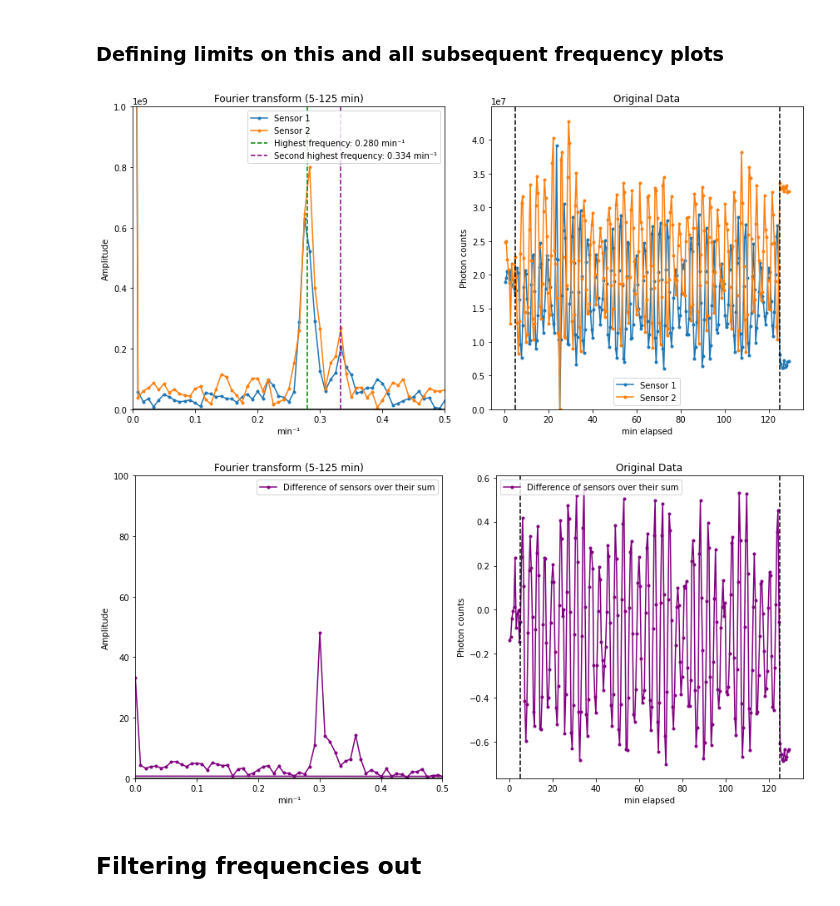
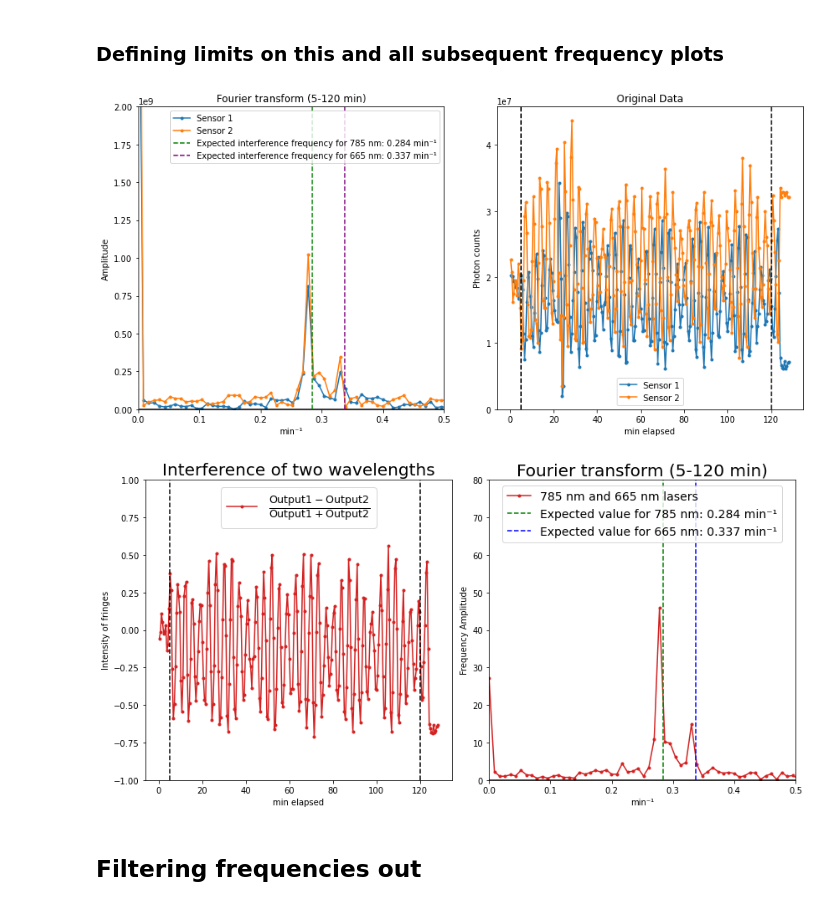
Before and after one commit to evank343/MachZhenderInterferometer, a Jupyter notebook: QuTAG_di_analysis_template_V2.ipynb, the cells around one changed output. Cells and saved outputs as stored; diff of their text form; code cells hidden in the pictures.

Commit message:
New and improved analysis code for QuTAG data
I would use this code for all subsequent QuTAG Analysis

```diff
--- a/QuTAG_di_analysis_template_V2.ipynb
+++ b/QuTAG_di_analysis_template_V2.ipynb
@@ -37,8 +48,8 @@ print(f"{nbins} bins will be created over {total_time} {time_div_label}, meaning
 # %% [markdown]
 ### Creating global bins from start timestamp to end timestamp
 # %%
-start_file = folder_path + file_root + str(0) + '.bin'
-end_file = folder_path + file_root + str(nfiles-1) + '.bin'
+start_file = folder_path + file_root + str(0+1) + '.bin'
+end_file = folder_path + file_root + str(nfiles) + '.bin'
 
 # Creating bin edges to use in data aggregation
 start_time = rf.structured_to_unstructured(np.fromfile(start_file, dtype = [('t','q'),('c','h')], offset=40))[1:][0][0]
@@ -60,7 +71,7 @@ hist_vals_1 = np.zeros(nbins)
 hist_vals_2 = np.zeros(nbins)
 
 for i in tqdm(range(nfiles)): # tqdm shows a progress bar
-    file = folder_path + file_root + str(i) + '.bin' # Each file is its own exposure
+    file = folder_path + file_root + str(i+1) + '.bin' # Each file is its own exposure
     data_arr = rf.structured_to_unstructured(np.fromfile(file, dtype = [('t','q'),('c','h')], offset=40)) # Doing magic to get data from binary file
     data_arr = data_arr[1:] # Trimming first entry in each file as it says its from senor #104???
 
@@ -102,7 +113,7 @@ plt.show()
 # %%
 # Times you want the modeling to start and end at (measured in minutes, seconds, etc.)
 model_start = 5
-model_end = 125
+model_end = 120
 # %%
 # Finding closest index in bin_centers_rt array to above values
 start_index = np.argmin(np.abs(bin_centers_rt-model_start))
@@ -149,4 +161,6 @@ signal_2 = hist_vals_2[start_index:end_index]
 
 fft_1 = np.fft.fft(signal_1)
 fft_2 = np.fft.fft(signal_2)
+fft_vis = np.fft.fft(diff_over_sum[start_index:end_index])
+
 frequencies = np.fft.fftfreq(len(signal_1), bin_centers_rt[1] - bin_centers_rt[0])
@@ -209,10 +221,10 @@ plt.plot(frequencies[:len(fft_1)//2], fft_modulus_1, marker='.', label='Sensor 1
 plt.plot(frequencies[:len(fft_1)//2], fft_modulus_2, marker='.', label='Sensor 2')
 
 plt.axhline(y=0, color='Black')
-plt.axvline(x=first_freq, color='Green', ls='--',
-            label=f'Highest frequency: {first_freq:.3f} {time_div_label}⁻¹')
-plt.axvline(x=second_freq, color='Purple', ls='--',
-            label=f'Second highest frequency: {second_freq:.3f} {time_div_label}⁻¹')
+plt.axvline(x=find_int_freq(785), color='Green', ls='--',
+            label=f'Expected interference frequency for 785 nm: {find_int_freq(785):.3f} {time_div_label}⁻¹')
+plt.axvline(x=find_int_freq(665), color='Purple', ls='--',
+            label=f'Expected interference frequency for 665 nm: {find_int_freq(665):.3f} {time_div_label}⁻¹')
 
 plt.xlim(freq_plot_xlims)
 plt.ylim(freq_plot_ylims)
@@ -240,47 +252,48 @@ plt.legend()
 fft_fig.tight_layout()
 plt.show()
 # %% [output]
-[figure, old version]
+[figure, new version]
 # %%
 fft_fig = plt.figure(figsize = (12, 6))
 
 # Frequency domain
-plt.subplot(121)
-plt.plot(frequencies[:len(fft_diff_over_sum)//2], np.abs(fft_diff_over_sum[:len(fft_diff_over_sum)//2]), marker='.',
-         color='Purple', label='Difference of sensors over their sum')
+plt.subplot(122)
+plt.plot(frequencies[:len(fft_vis)//2], np.abs(fft_vis[:len(fft_vis)//2]), marker='.',
+         color='#d42222', label='785 nm and 665 nm lasers')
 
 plt.axhline(y=0, color='Black')
-# plt.axvline(x=first_freq, color='Green', ls='--',
-#             label=f'Highest frequency: {first_freq:.3f} {time_div_label}⁻¹')
-# plt.axvline(x=second_freq, color='Purple', ls='--',
-#             label=f'Second highest frequency: {second_freq:.3f} {time_div_label}⁻¹')
+plt.axvline(x=find_int_freq(785), color='g', ls='--',
+            label=f'Expected value for 785 nm: {find_int_freq(785):.3f} {time_div_label}⁻¹')
+plt.axvline(x=find_int_freq(665), color='b', ls='--',
+            label=f'Expected value for 665 nm: {find_int_freq(665):.3f} {time_div_label}⁻¹')
 
 plt.xlim(freq_plot_xlims)
-plt.ylim(0, 100)
+plt.ylim(0, 80)
 
 plt.xlabel(f"{time_div_label}⁻¹")
-plt.ylabel("Amplitude")
-plt.title(f"Fourier transform ({model_start}-{model_end} {time_div_label})")
-plt.legend()
+plt.ylabel("Frequency Amplitude")
+plt.title(f"Fourier transform ({model_start}-{model_end} {time_div_label})", fontsize=20)
+plt.legend(fontsize=14, loc=9)
 
 # Time domain from before being modeled
-plt.subplot(122)
-plt.plot(bin_centers_rt, diff_over_sum, marker='.', color='Purple', label='Difference of sensors over their sum')
+plt.subplot(121)
+plt.plot(bin_centers_rt, diff_over_sum, marker='.', color='#d42222',
+         label=r"$\mathrm{\frac{Output 1 - Output 2}{Output 1 + Output 2}}$")
 
 plt.axvline(x=model_start, color='Black', ls='--')
 plt.axvline(x=model_end, color='Black', ls='--')
 
-#plt.ylim(bottom=0)
+plt.ylim(-1, 1)
 
-plt.title("Original Data")
+plt.title("Interference of two wavelengths", fontsize=20)
 plt.xlabel(f"{time_div_label} elapsed")
-plt.ylabel("Photon counts")
-plt.legend()
+plt.ylabel("Intensity of fringes")
+plt.legend(fontsize=18, loc=9)
 
 fft_fig.tight_layout()
 plt.show()
 # %% [output]
-[figure, old version]
+[figure, new version]
 # %% [markdown]
 ## Filtering frequencies out
 # %%
```
Also changed, not shown: parts of 18 cells of this notebook.
